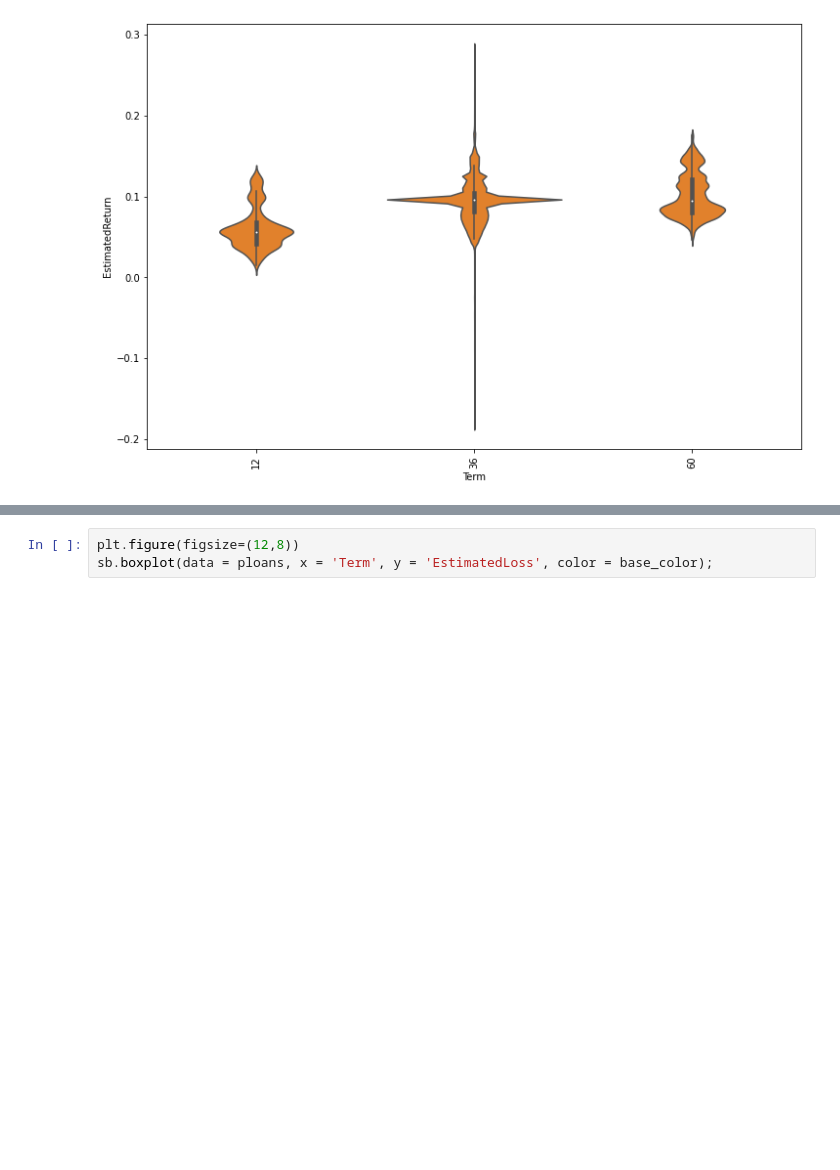
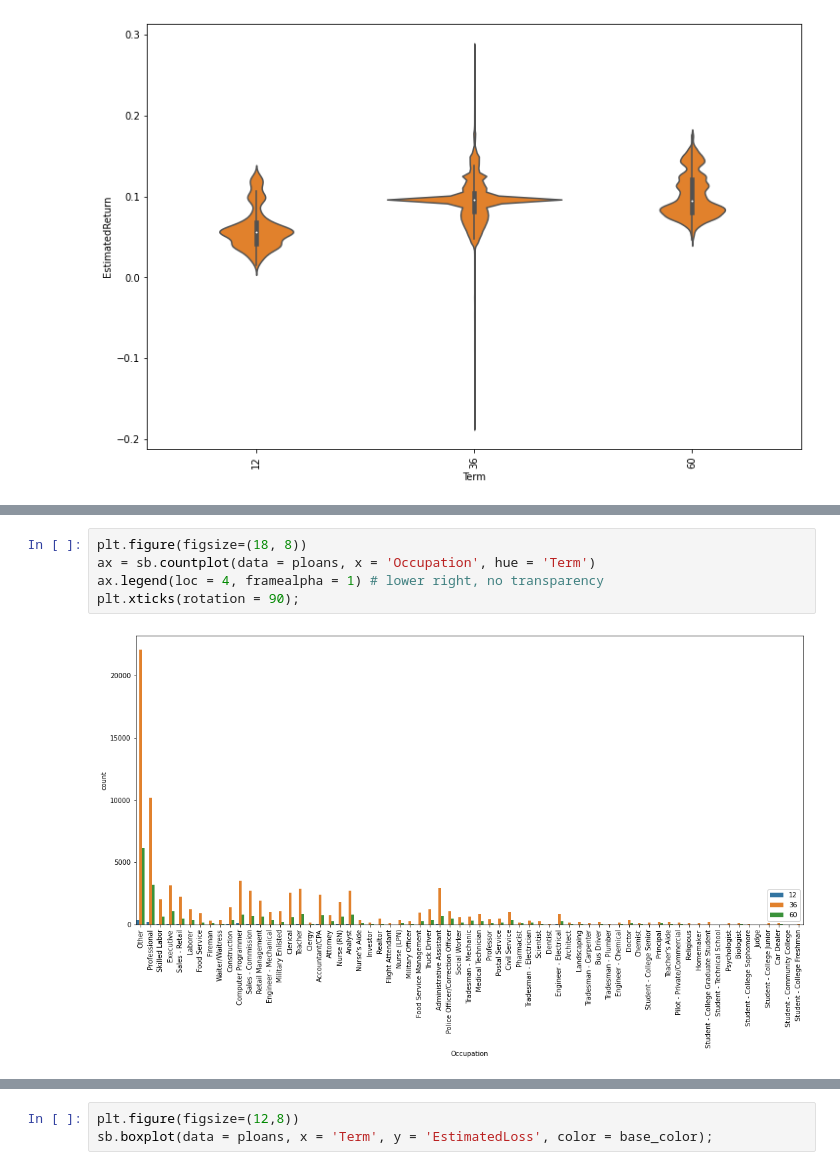
Before and after one commit to 3liud/loan-dataset-exploratoration, a Jupyter notebook: Notebooks/Part_I_exploration_template.ipynb, the cells around one changed output, grey strips where cells are left out. Saved outputs shown, nothing was run; the diff lists cells and outputs as text; blank space fills up the shorter version.

```diff
--- a/Notebooks/Part_I_exploration_template.ipynb
+++ b/Notebooks/Part_I_exploration_template.ipynb
@@ -308,3 +293,10 @@ sb.scatterplot(data = ploans, x = 'BorrowerRate', y = 'EstimatedLoss');
 plt.xticks(rotation = 90);
 # %% [output]
 [figure]
+# %%
+plt.figure(figsize=(18, 8))
+ax = sb.countplot(data = ploans, x = 'Occupation', hue = 'Term')
+ax.legend(loc = 4, framealpha = 1) # lower right, no transparency
+plt.xticks(rotation = 90);
+# %% [output]
+[figure, added]
```
Also changed, not shown: parts of 18 cells of this notebook.
